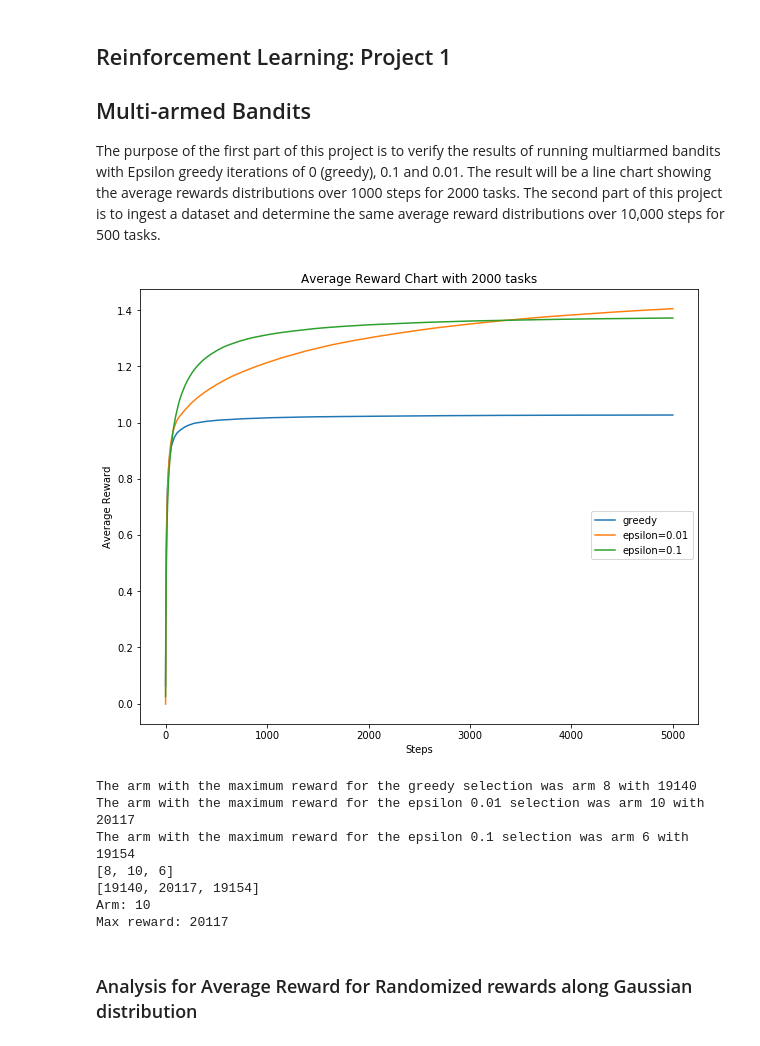
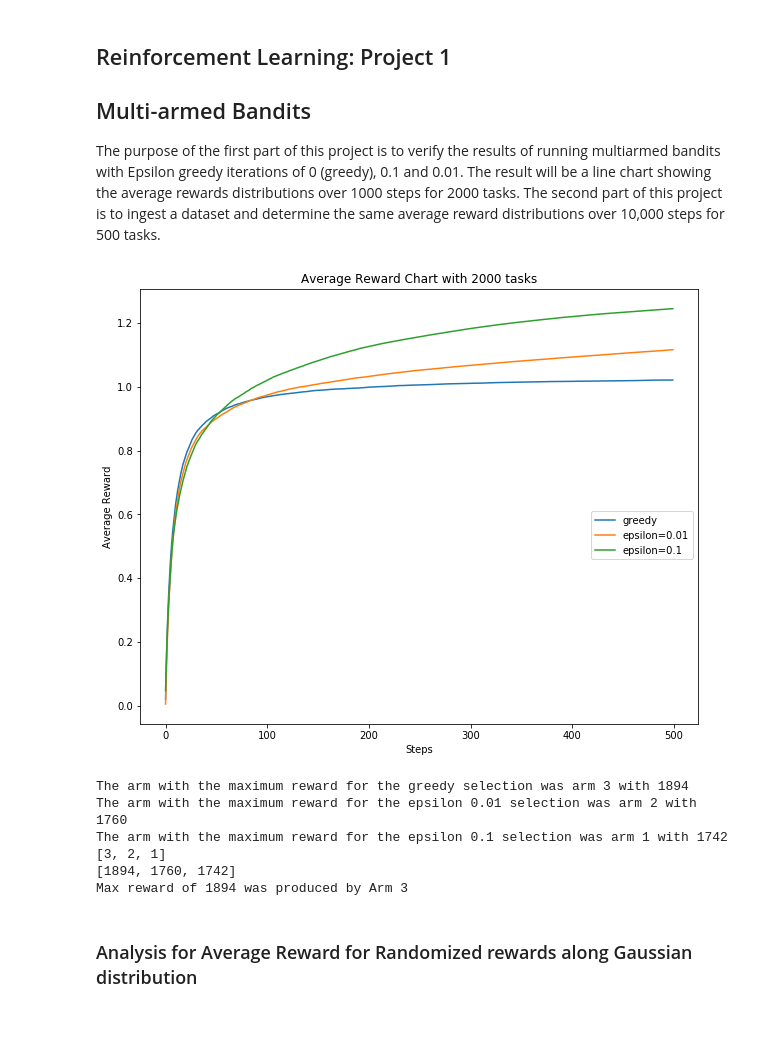
Before and after one commit to FreedomEclipse/multiArmedBandit, a Jupyter notebook: mabandit.ipynb, the cells around one changed output. Saved outputs shown, nothing was run; the diff lists cells and outputs as text; code cells hidden in the pictures.

Commit message:
Encapsulated max reward & max arm code in a funct

```diff
--- a/mabandit.ipynb
+++ b/mabandit.ipynb
@@ -149,39 +149,43 @@ def executeLearning(arms, steps, tasks, ds):
 
     return armrewards
 # %%
-# Gaussian distribution with 10-Arm Testbed
-rtasks = 2000
-armrewards = executeLearning(10, 5000, rtasks, None)
-#print(f"\nThe maximum reward possible for this randomized version with {rtasks} tasks is {max_a}\n")
-#print(armrewards[0])
-gmaindex = np.argmax(armrewards[0])
-print(f"\nThe arm with the maximum reward for the greedy selection was arm {gmaindex+1} with {int(armrewards[0][gmaindex])}")
+def determineMaxReward(armrewards):
+    gmaindex = np.argmax(armrewards[0])
+    print(f"\nThe arm with the maximum reward for the greedy selection was arm {gmaindex+1} with {int(armrewards[0][gmaindex])}")
 
-#print(armrewards[1])
-e01maindex = np.argmax(armrewards[1])
-print(f"The arm with the maximum reward for the epsilon 0.01 selection was arm {e01maindex+1} with {int(armrewards[1][e01maindex])}")
+    #print(armrewards[1])
+    e01maindex = np.argmax(armrewards[1])
+    print(f"The arm with the maximum reward for the epsilon 0.01 selection was arm {e01maindex+1} with {int(armrewards[1][e01maindex])}")
 
-#print(armrewards[2])
-e1maindex = np.argmax(armrewards[2])
-print(f"The arm with the maximum reward for the epsilon 0.1 selection was arm {e1maindex+1} with {int(armrewards[2][e1maindex])}")
+    #print(armrewards[2])
+    e1maindex = np.argmax(armrewards[2])
+    print(f"The arm with the maximum reward for the epsilon 0.1 selection was arm {e1maindex+1} with {int(armrewards[2][e1maindex])}")
 
-# Determine the max reward and step that produced it
-maxarms = [gmaindex+1, e01maindex+1, e1maindex+1]
-maxvals = [ int(armrewards[0][gmaindex]), int(armrewards[1][e01maindex]), int(armrewards[2][e1maindex])]
-print(maxarms)
-print(maxvals)
-maxval = max(maxvals)
-maxarm = maxarms[maxvals.index(maxval)]
-print(f"Arm: {maxarm}")
-print(f"Max reward: {maxval}")
+    # Determine the max reward and step that produced it
+    maxarms = [gmaindex+1, e01maindex+1, e1maindex+1]
+    maxvals = [ int(armrewards[0][gmaindex]), int(armrewards[1][e01maindex]), int(armrewards[2][e1maindex])]
+    print(maxarms)
+    print(maxvals)
+    maxval = max(maxvals)
+    maxarm = maxarms[maxvals.index(maxval)]
+
+    return maxval, maxarm
-# %% [output]
-[figure, removed]
-The arm with the maximum reward for the greedy selection was arm 8 with 19140
-The arm with the maximum reward for the epsilon 0.01 selection was arm 10 with 20117
-The arm with the maximum reward for the epsilon 0.1 selection was arm 6 with 19154
-[8, 10, 6]
-[19140, 20117, 19154]
-Arm: 10
-Max reward: 20117
+# %%
+# Gaussian distribution with 10-Arm Testbed
+rtasks = 2000
+armrewards = executeLearning(10, 500, rtasks, None)
+#print(f"\nThe maximum reward possible for this randomized version with {rtasks} tasks is {max_a}\n")
+#print(armrewards[0])
+
+maxval, maxarm = determineMaxReward(armrewards)
+print(f"Max reward of {maxval} was produced by Arm {maxarm}")
+# %% [output]
+[figure, added]
+The arm with the maximum reward for the greedy selection was arm 3 with 1894
+The arm with the maximum reward for the epsilon 0.01 selection was arm 2 with 1760
+The arm with the maximum reward for the epsilon 0.1 selection was arm 1 with 1742
+[3, 2, 1]
+[1894, 1760, 1742]
+Max reward of 1894 was produced by Arm 3
 # %% [markdown]
 ### Analysis for Average Reward for Randomized rewards along Gaussian distribution
```
Also changed, not shown: parts of 2 cells of this notebook.
